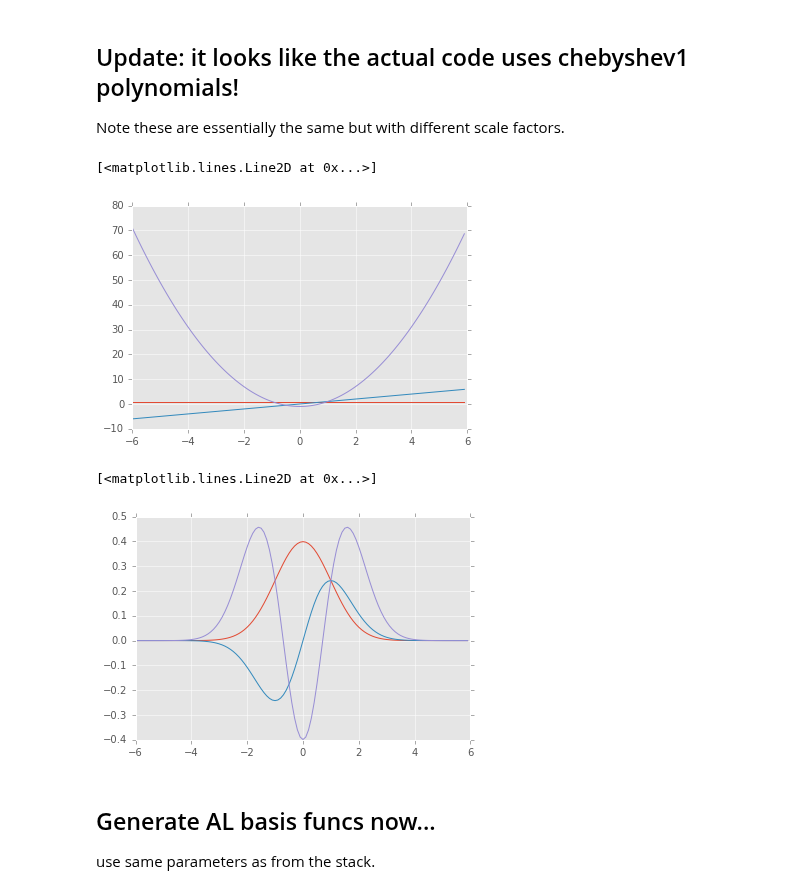
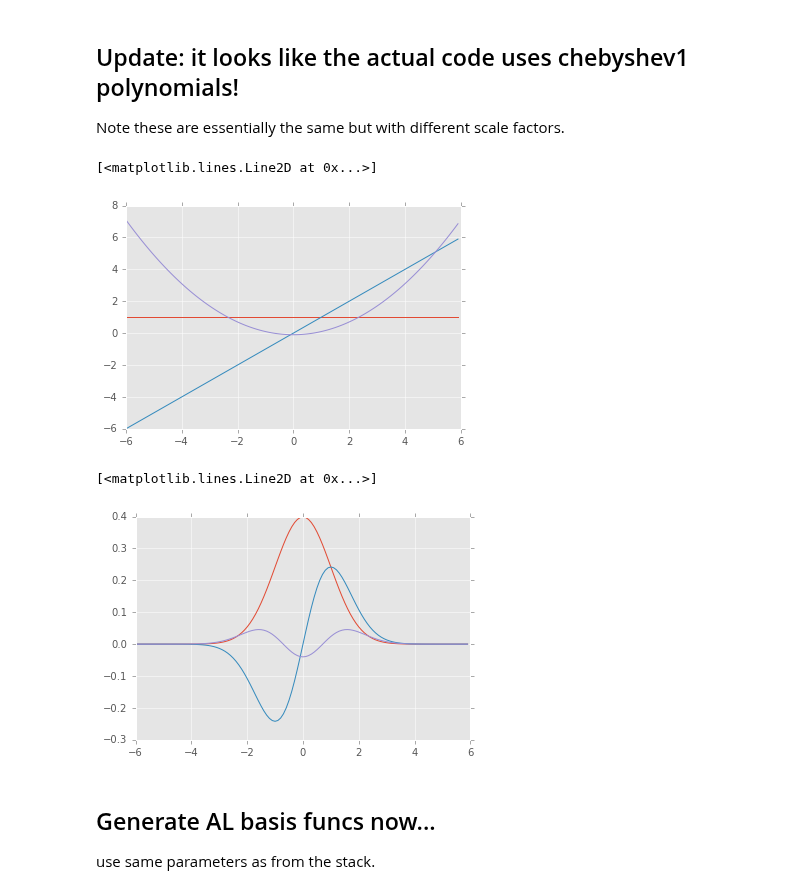
Before and after one commit to lsst-dm/diffimTests, a Jupyter notebook: 3. trial implementation of AL in 1D.ipynb, the cells around one changed output. Cells and saved outputs as stored; diff of their text form; code cells hidden in the pictures.

```diff
--- a/3. trial implementation of AL in 1D.ipynb
+++ b/3. trial implementation of AL in 1D.ipynb
@@ -38,14 +38,14 @@ Note these are essentially the same but with different scale factors.
 # %%
 from numpy.polynomial.chebyshev import chebval
 h0 = chebval(x, [1, 0, 0])
 h1 = chebval(x, [0, 1, 0])
-h2 = chebval(x, [0, 0, 1])
+h2 = chebval(x, [0, 0, 1])/10
 plt.plot(x, h0)
 plt.plot(x, h1)
 plt.plot(x, h2)
 # %% [output]
 [<matplotlib.lines.Line2D at 0x...>]
-[figure, old version]
+[figure, new version]
 # %%
 gh0 = gaussian(x) * h0
 gh1 = gaussian(x) * h1
@@ -55,7 +55,7 @@ plt.plot(x, gh1)
 plt.plot(x, gh2)
 # %% [output]
 [<matplotlib.lines.Line2D at 0x...>]
-[figure, old version]
+[figure, new version]
 # %% [markdown]
 ## Generate AL basis funcs now...
 
```
Also changed, not shown: parts of 6 cells of this notebook.
